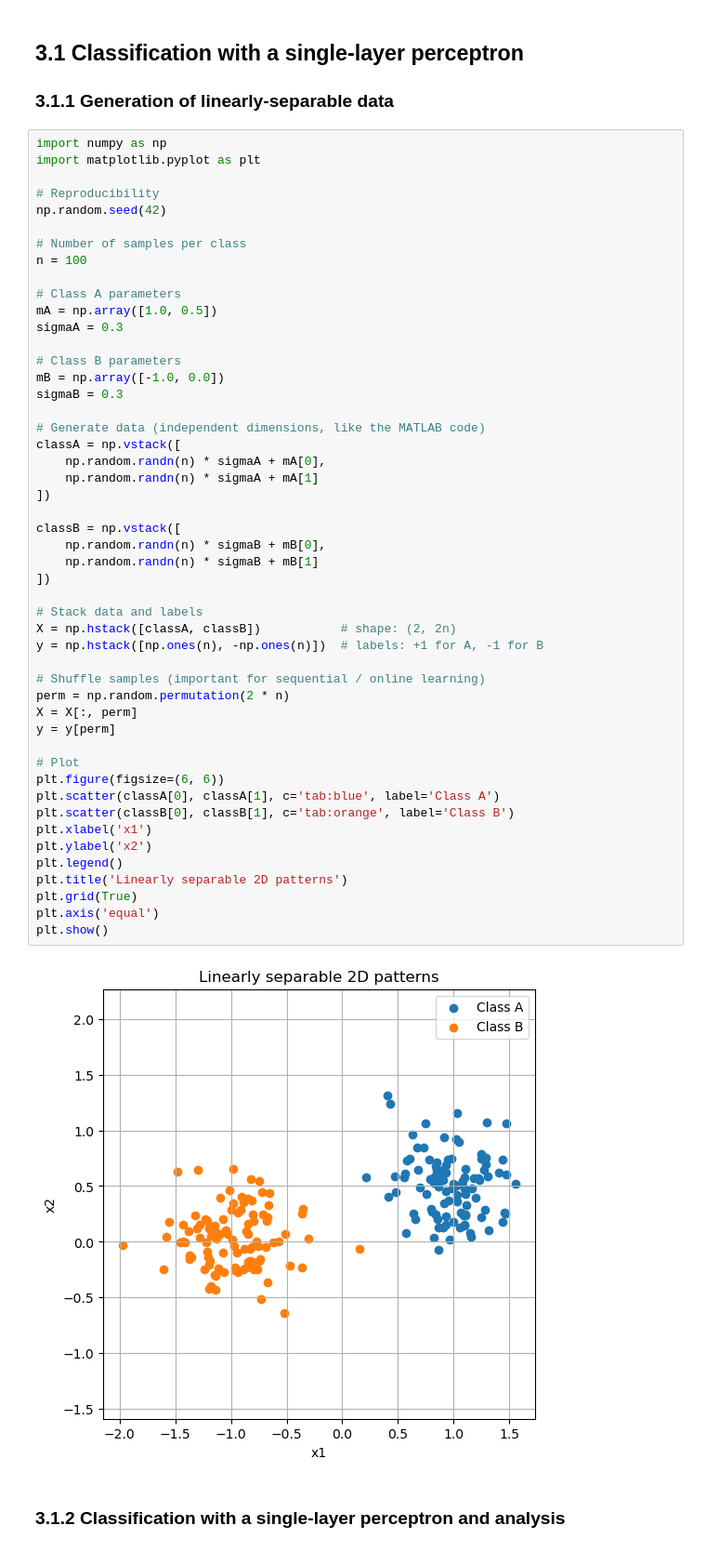
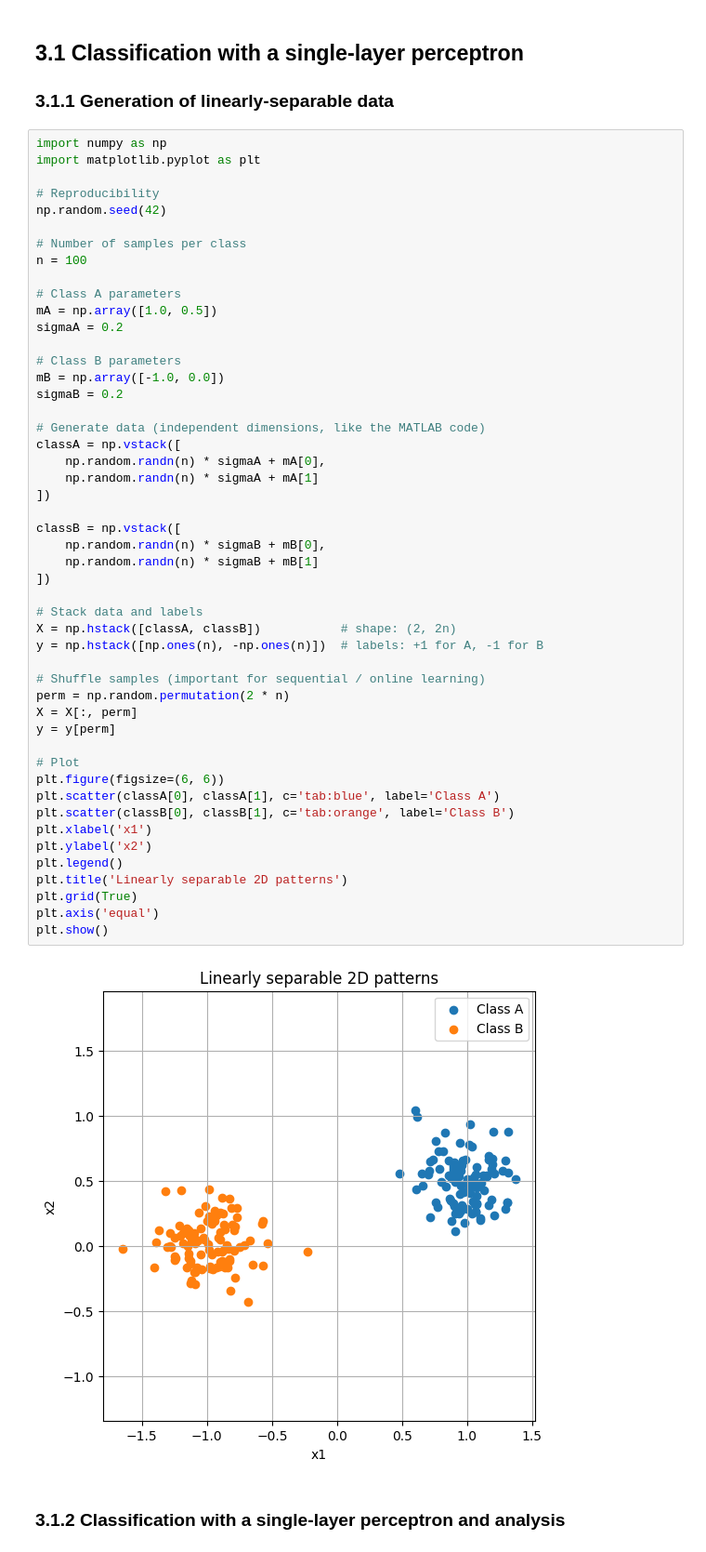
Before and after one commit to moyucrazy12/ANN_-_DL, a Jupyter notebook: Lab1a/Lab1a_Notebook.ipynb, the cells around one changed output. Shown at 93% size. Drawn from its saved outputs; the diff is of its cells as text.

Commit message:
plots 3.2

```diff
--- a/Lab1a/Lab1a_Notebook.ipynb
+++ b/Lab1a/Lab1a_Notebook.ipynb
@@ -13,44 +13,44 @@ n = 100
 
 # Class A parameters
 mA = np.array([1.0, 0.5])
-sigmaA = 0.3
+sigmaA = 0.2
 
 # Class B parameters
 mB = np.array([-1.0, 0.0])
-sigmaB = 0.3
+sigmaB = 0.2
 
 # Generate data (independent dimensions, like the MATLAB code)
 classA = np.vstack([
     np.random.randn(n) * sigmaA + mA[0],
     np.random.randn(n) * sigmaA + mA[1]
 ])
 
 classB = np.vstack([
     np.random.randn(n) * sigmaB + mB[0],
     np.random.randn(n) * sigmaB + mB[1]
 ])
 
 # Stack data and labels
 X = np.hstack([classA, classB])           # shape: (2, 2n)
 y = np.hstack([np.ones(n), -np.ones(n)])  # labels: +1 for A, -1 for B
 
 # Shuffle samples (important for sequential / online learning)
 perm = np.random.permutation(2 * n)
 X = X[:, perm]
 y = y[perm]
 
 # Plot
 plt.figure(figsize=(6, 6))
 plt.scatter(classA[0], classA[1], c='tab:blue', label='Class A')
 plt.scatter(classB[0], classB[1], c='tab:orange', label='Class B')
 plt.xlabel('x1')
 plt.ylabel('x2')
 plt.legend()
 plt.title('Linearly separable 2D patterns')
 plt.grid(True)
 plt.axis('equal')
 plt.show()
 # %% [output]
-[figure, old version]
+[figure, new version]
 # %% [markdown]
 ### 3.1.2 Classification with a single-layer perceptron and analysis
```
Also changed, not shown: parts of 1 cell of this notebook.
